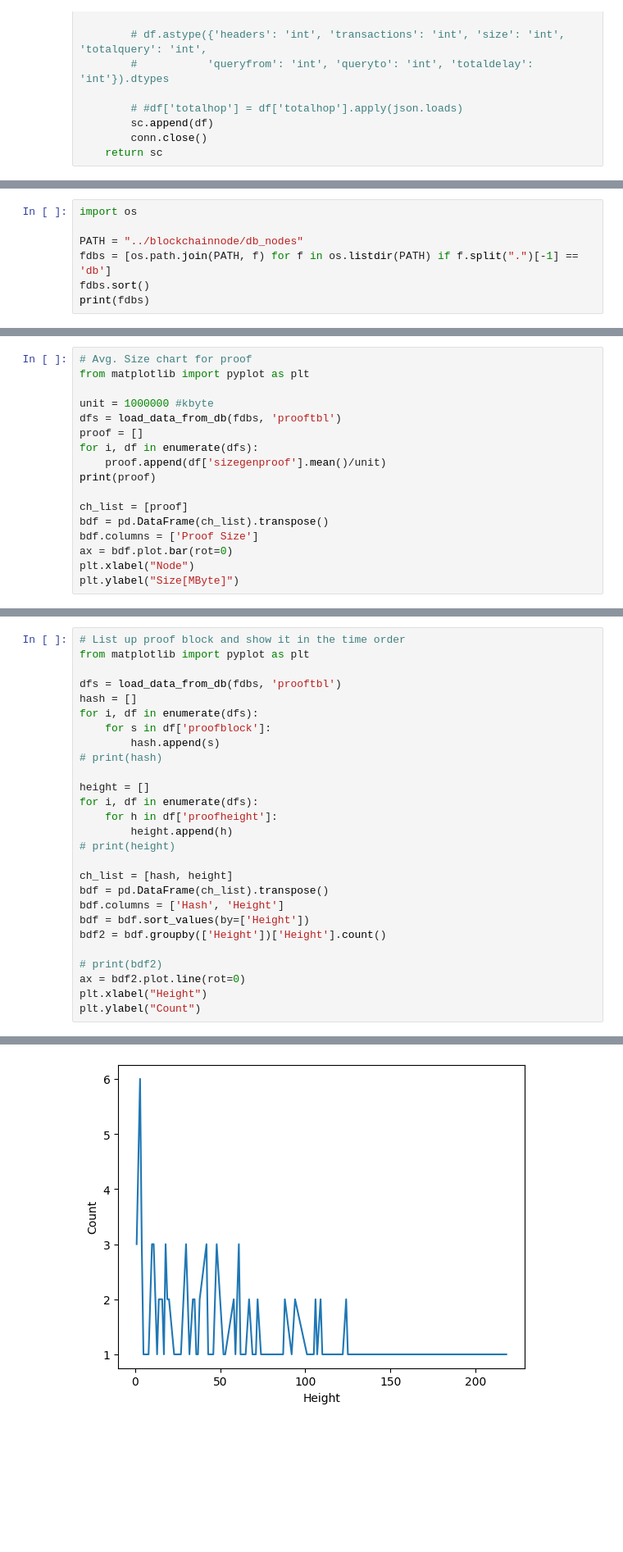
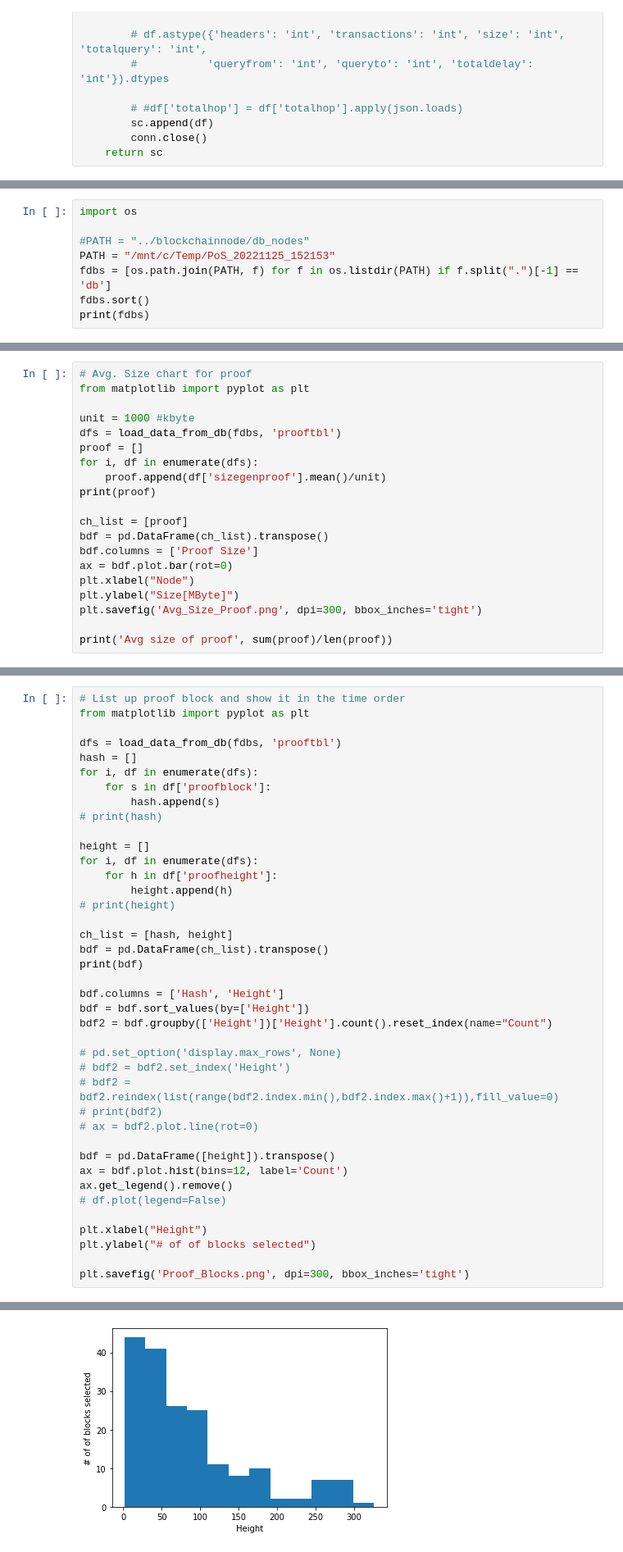
Before and after one commit to JunwookHeo/bcsos, a Jupyter notebook: python_utils/VisualPoS.ipynb, the cells around one changed output, grey strips where cells are left out. Shown: that part at 82% size. Drawn from its saved outputs; the diff is of its cells as text; blank space fills up the shorter version.

```diff
--- a/python_utils/VisualPoS.ipynb
+++ b/python_utils/VisualPoS.ipynb
@@ -64,7 +67,8 @@ print(fairness(values_list[2]))
 # %%
 import os
 
-PATH = "../blockchainnode/db_nodes"
+#PATH = "../blockchainnode/db_nodes"
+PATH = "/mnt/c/Temp/PoS_20221125_152153"
 fdbs = [os.path.join(PATH, f) for f in os.listdir(PATH) if f.split(".")[-1] == 'db']
 fdbs.sort()
 print(fdbs)
@@ -143,7 +155,7 @@ Text(0, 0.5, 'Time[msec]')
 # Avg. Size chart for proof
 from matplotlib import pyplot as plt
 
-unit = 1000000 #kbyte
+unit = 1000 #kbyte
 dfs = load_data_from_db(fdbs, 'prooftbl')
 proof = []
 for i, df in enumerate(dfs):
@@ -156,4 +168,7 @@ bdf.columns = ['Proof Size']
 ax = bdf.plot.bar(rot=0)
 plt.xlabel("Node")
 plt.ylabel("Size[MByte]")
+plt.savefig('Avg_Size_Proof.png', dpi=300, bbox_inches='tight')
+
+print('Avg size of proof', sum(proof)/len(proof))
 # %% [output]
@@ -179,12 +194,25 @@ for i, df in enumerate(dfs):
 
 ch_list = [hash, height]
 bdf = pd.DataFrame(ch_list).transpose()
+print(bdf)
+
 bdf.columns = ['Hash', 'Height']
 bdf = bdf.sort_values(by=['Height'])
-bdf2 = bdf.groupby(['Height'])['Height'].count()
+bdf2 = bdf.groupby(['Height'])['Height'].count().reset_index(name="Count")
 
+# pd.set_option('display.max_rows', None)
+# bdf2 = bdf2.set_index('Height')
+# bdf2 = bdf2.reindex(list(range(bdf2.index.min(),bdf2.index.max()+1)),fill_value=0)
 # print(bdf2)
-ax = bdf2.plot.line(rot=0)
+# ax = bdf2.plot.line(rot=0)
+
+bdf = pd.DataFrame([height]).transpose()
+ax = bdf.plot.hist(bins=12, label='Count')
+ax.get_legend().remove()
+# df.plot(legend=False)
+
 plt.xlabel("Height")
-plt.ylabel("Count")
+plt.ylabel("# of of blocks selected")
+
+plt.savefig('Proof_Blocks.png', dpi=300, bbox_inches='tight')
 # %% [output]
@@ -192 +233 @@ Text(0, 0.5, 'Count')
-[figure, old version]
+[figure, new version]
```
Also changed, not shown: parts of 7 cells of this notebook.
